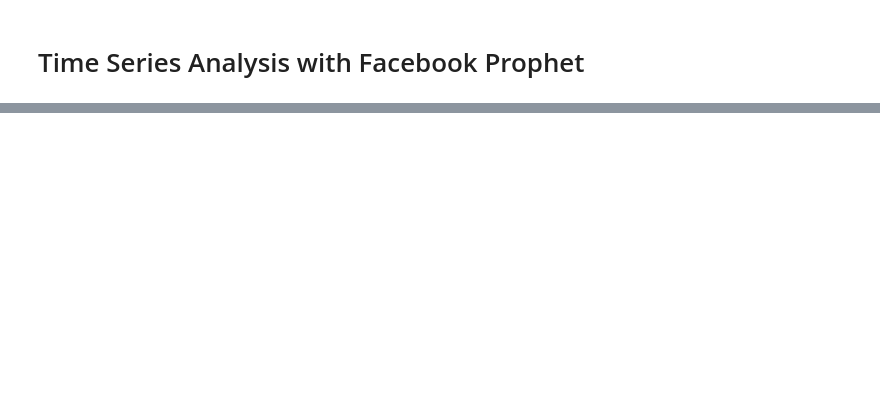
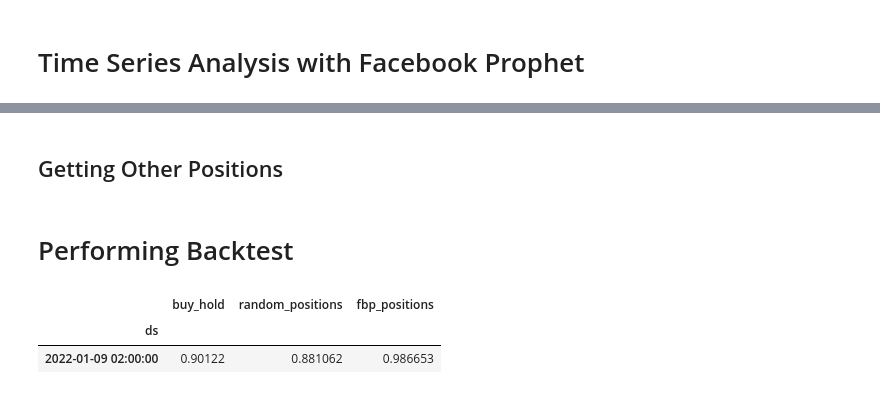
Before and after one commit to marcosan93/Medium-Misc-Tutorials, a Jupyter notebook: Crypto-Tutorials/Intraday-Trading-FBProphet.ipynb, the cells around one changed output, grey strips where cells are left out. Drawn from its saved outputs; the diff is of its cells as text; code cells hidden in the pictures; blank space fills up the shorter version.

```diff
--- a/Crypto-Tutorials/Intraday-Trading-FBProphet.ipynb
+++ b/Crypto-Tutorials/Intraday-Trading-FBProphet.ipynb
@@ -130,0 +184,21 @@ fbpTrainPredict(df.tail(200), 5, 'H')
+# %% [markdown]
+## Getting Other Positions
+# %%
+# Adding sentiment positions to the forecast DF
+positions = pred_df
+
+# Getting forecast prophet positions
+positions['fbp_positions'] = positions.apply(
+    lambda x: fbpPositions(x, short=True),
+    axis=1
+)
+
+# Buy and hold position
+positions['buy_hold'] = 1
+
+# Random positions
+positions['random_positions'] = random.choices(
+    [1,0,-1], k=len(positions)
+)
+# %% [markdown]
+# Performing Backtest
@@ -130,0 +230,7 @@ fbpTrainPredict(df.tail(200), 5, 'H')
+# %%
+# Displaying the final performance of the portfolio
+performance.tail(1)
+# %% [output]
+|  | buy_hold | random_positions | fbp_positions |
+| ds |  |  |  |
+| 2022-01-09 02:00:00 | 0.90122 | 0.881062 | 0.986653 |
```
Also changed, not shown: parts of 18 cells of this notebook.
